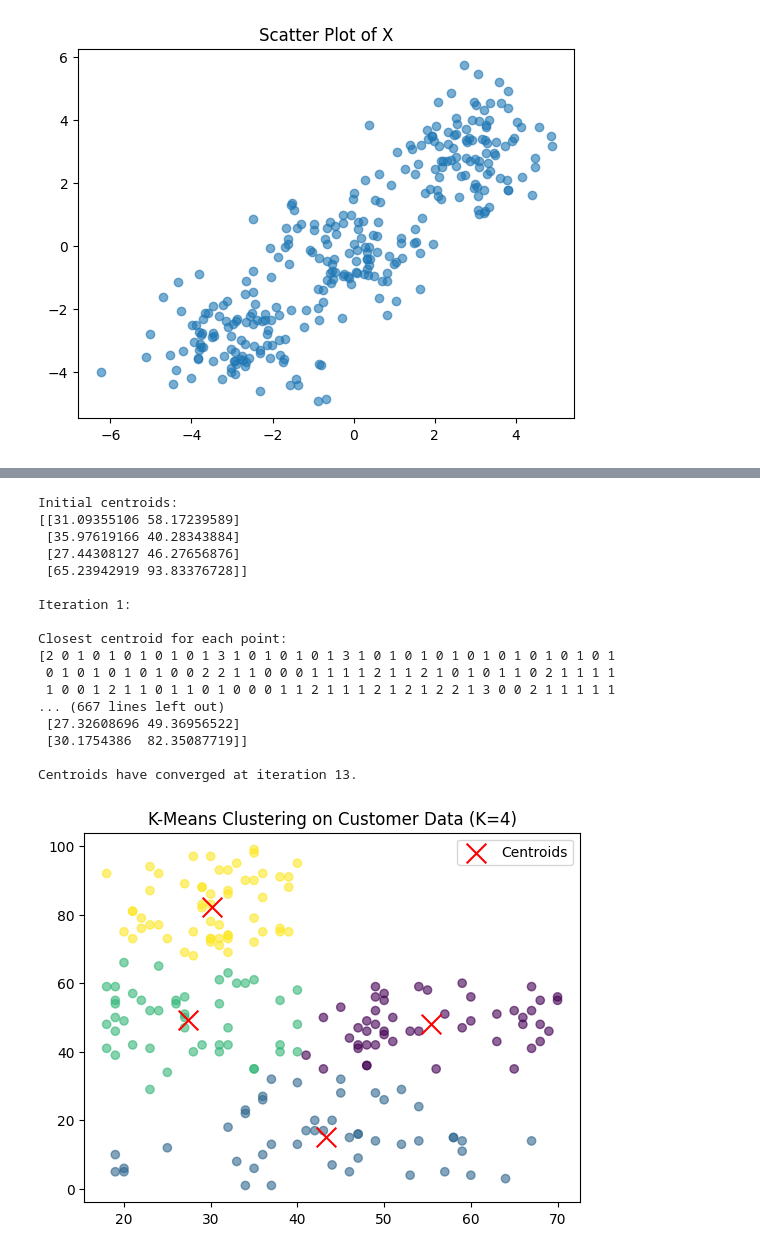
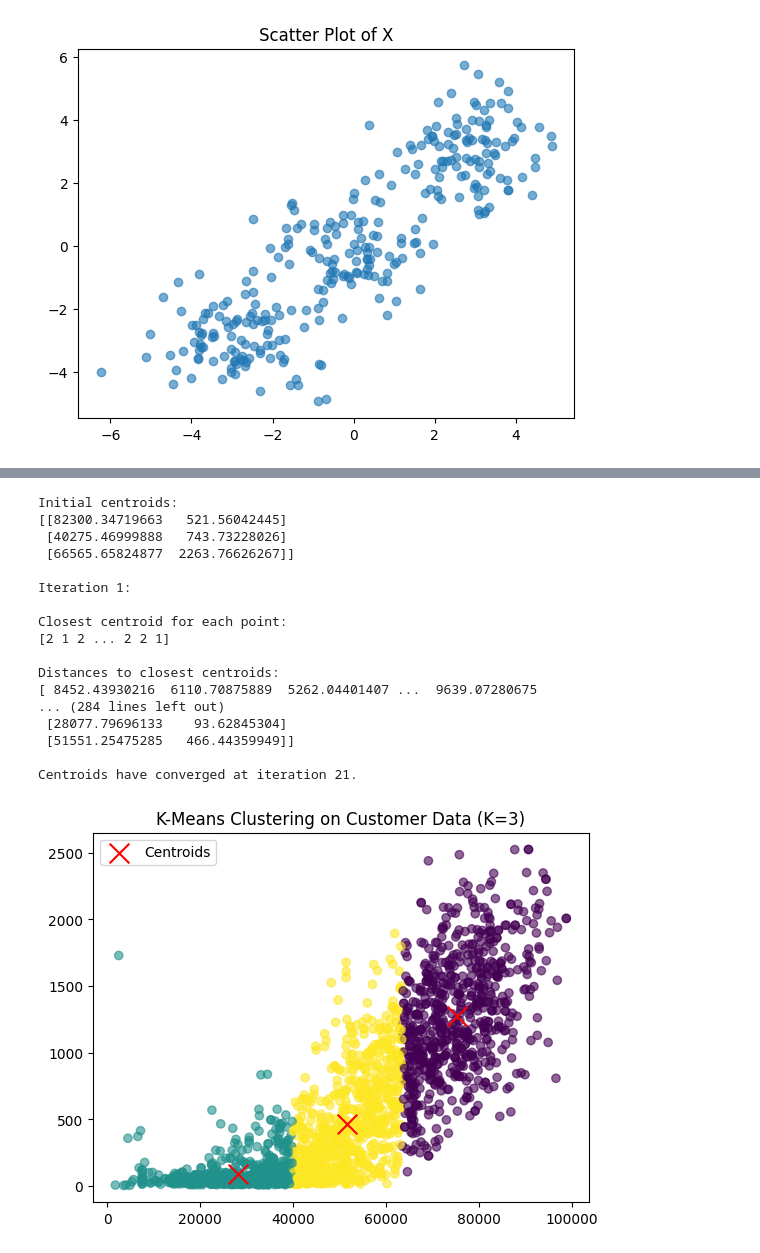
Before and after one commit to Jesteban247/ML-College, a Jupyter notebook: Tech_ML/Assignments/Assignment_2.ipynb, the cells around one changed output, grey strips where cells are left out. Drawn from its saved outputs; the diff is of its cells as text; code cells hidden in the pictures.

```diff
--- a/Tech_ML/Assignments/Assignment_2.ipynb
+++ b/Tech_ML/Assignments/Assignment_2.ipynb
@@ -138,12 +367,2 @@ def closest_point(X, centroids):
 
     return closest, min_distances
-# %%
-def new_centers(X, labels):
-    k = np.unique(labels).size
-
-    # Calculate the new centroids as the mean of points assigned to each centroid
-    new_centroids = np.array([X[labels == i].mean(axis=0) for i in range(k)])
-
-    print(f"New centroids after updating:\n{new_centroids}\n")
-
-    return new_centroids
@@ -150,20 +386,22 @@ def new_centers(X, labels):
 # %%
-def kmeans(X, k, max_iters=100):
-    centroids = init_centroids(X, k)
+def kmeans(X, k, max_iters=100, verbose=False):
+    centroids = init_centroids(X, k, verbose)
 
     # Iterate to update centroids and labels until convergence or max iterations
     for i in range(max_iters):
-        print(f"Iteration {i + 1}:\n")
+        if verbose:
+            print(f"Iteration {i + 1}:\n")
 
         # Assign each point to the nearest centroid
-        labels, _ = closest_point(X, centroids)
+        labels, _ = closest_point(X, centroids, verbose)
 
         # Recompute the centroids based on the current assignment
-        new_centroids = new_centers(X, labels)
+        new_centroids = new_centers(X, labels, k, verbose)
 
         # Check for convergence (if centroids didn't change, stop)
         if np.all(centroids == new_centroids):
-            print(f"Centroids have converged at iteration {i + 1}.\n")
+            if verbose:
+                print(f"Centroids have converged at iteration {i + 1}.\n")
             break
 
         centroids = new_centroids  # Update centroids for the next iteration
@@ -224,11 +457,10 @@ Centroids have converged at iteration 4.
 # %%
-# Use 'Age' and 'Spending Score (1-100)' as features
-X = df[['Age', 'Spending Score (1-100)']].values
+X = df_top_2.values
 
 # Plot the data
 plt.scatter(X[:, 0], X[:, 1], marker='o', alpha=0.6)
-plt.title("Age vs Spending Score Data")
-plt.xlabel('Age')
-plt.ylabel('Spending Score (1-100)')
+plt.title("Income vs Spending Data")
+plt.xlabel('Income')
+plt.ylabel('Spending')
 plt.show()
 # %% [output]
@@ -236,29 +483,30 @@ plt.show()
+# %%
+k = 3  # Set number of clusters
+centroids, labels = kmeans(X, k, verbose=True)
+# %% [output]
+Initial centroids:
+[[82300.34719663   521.56042445]
+ [40275.46999888   743.73228026]
+ [66565.65824877  2263.76626267]]
+
+Iteration 1:
+
+Closest centroid for each point:
+[2 1 2 ... 2 2 1]
+
+Distances to closest centroids:
+[ 8452.43930216  6110.70875889  5262.04401407 ...  9639.07280675
+... (284 lines left out)
+ [28077.79696133    93.62845304]
+ [51551.25475285   466.44359949]]
+
+Centroids have converged at iteration 21.
 # %%
-k = 4  # Set number of clusters
-centroids, labels = kmeans(X, k)
-
 # Final visualization
 plt.scatter(X[:, 0], X[:, 1], c=labels, cmap='viridis', marker='o', alpha=0.6)
 plt.scatter(centroids[:, 0], centroids[:, 1], c='red', marker='x', s=200, label='Centroids')
-plt.title("K-Means Clustering on Customer Data (K=4)")
+plt.title("K-Means Clustering on Customer Data (K=3)")
 plt.legend()
 plt.show()
 # %% [output]
-Initial centroids:
-[[31.09355106 58.17239589]
- [35.97619166 40.28343884]
- [27.44308127 46.27656876]
- [65.23942919 93.83376728]]
-
-Iteration 1:
-
-Closest centroid for each point:
-[2 0 1 0 1 0 1 0 1 0 1 3 1 0 1 0 1 0 1 3 1 0 1 0 1 0 1 0 1 0 1 0 1 0 1 0 1
- 0 1 0 1 0 1 0 1 0 0 2 2 1 1 0 0 0 1 1 1 1 2 1 1 2 1 0 1 0 1 1 0 2 1 1 1 1
- 1 0 0 1 2 1 1 0 1 1 0 1 0 0 0 1 1 2 1 1 1 2 1 2 1 2 2 1 3 0 0 2 1 1 1 1 1
-... (667 lines left out)
- [27.32608696 49.36956522]
- [30.1754386  82.35087719]]
-
-Centroids have converged at iteration 13.
-[figure, old version]
+[figure, new version]
```
Also changed, not shown: parts of 40 cells of this notebook.
